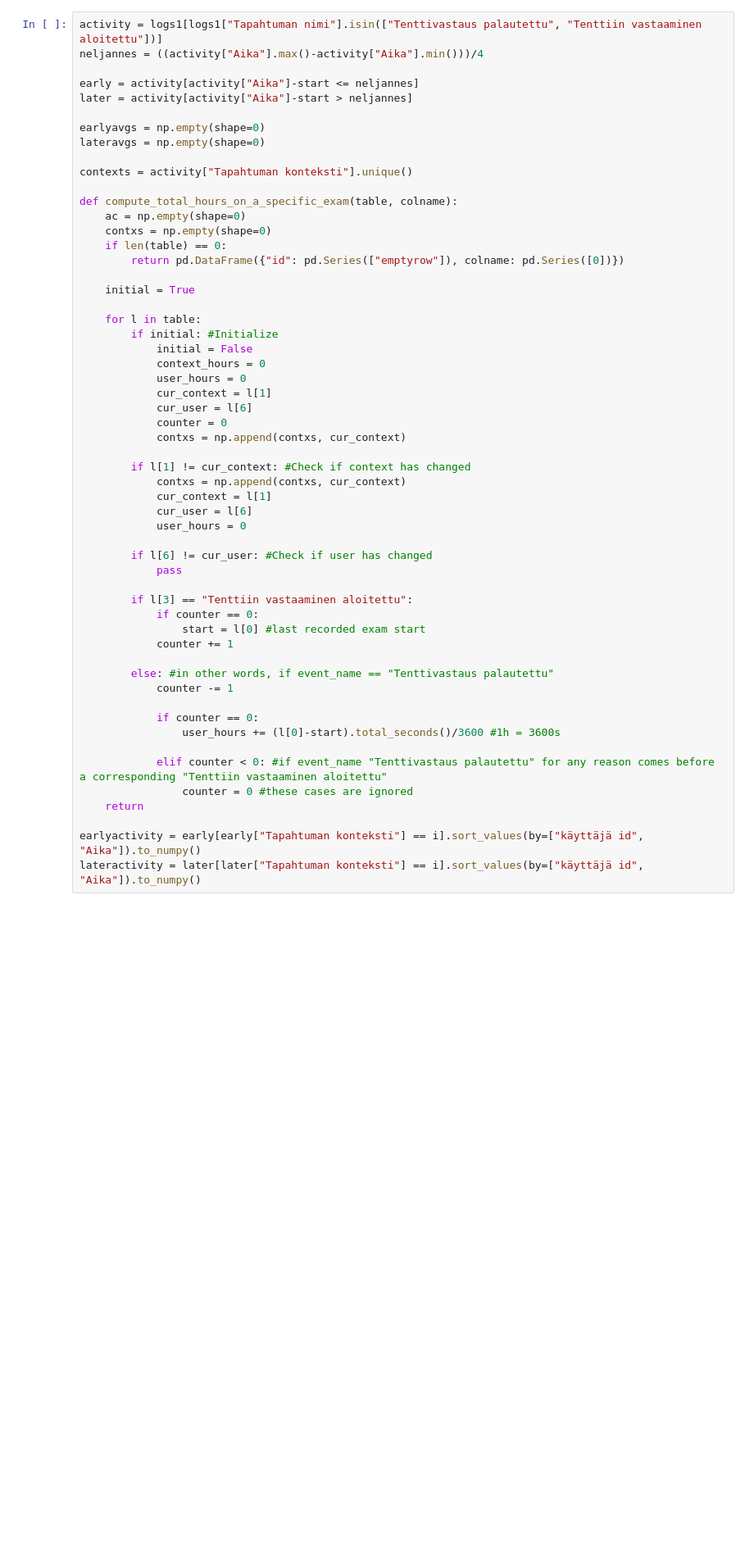
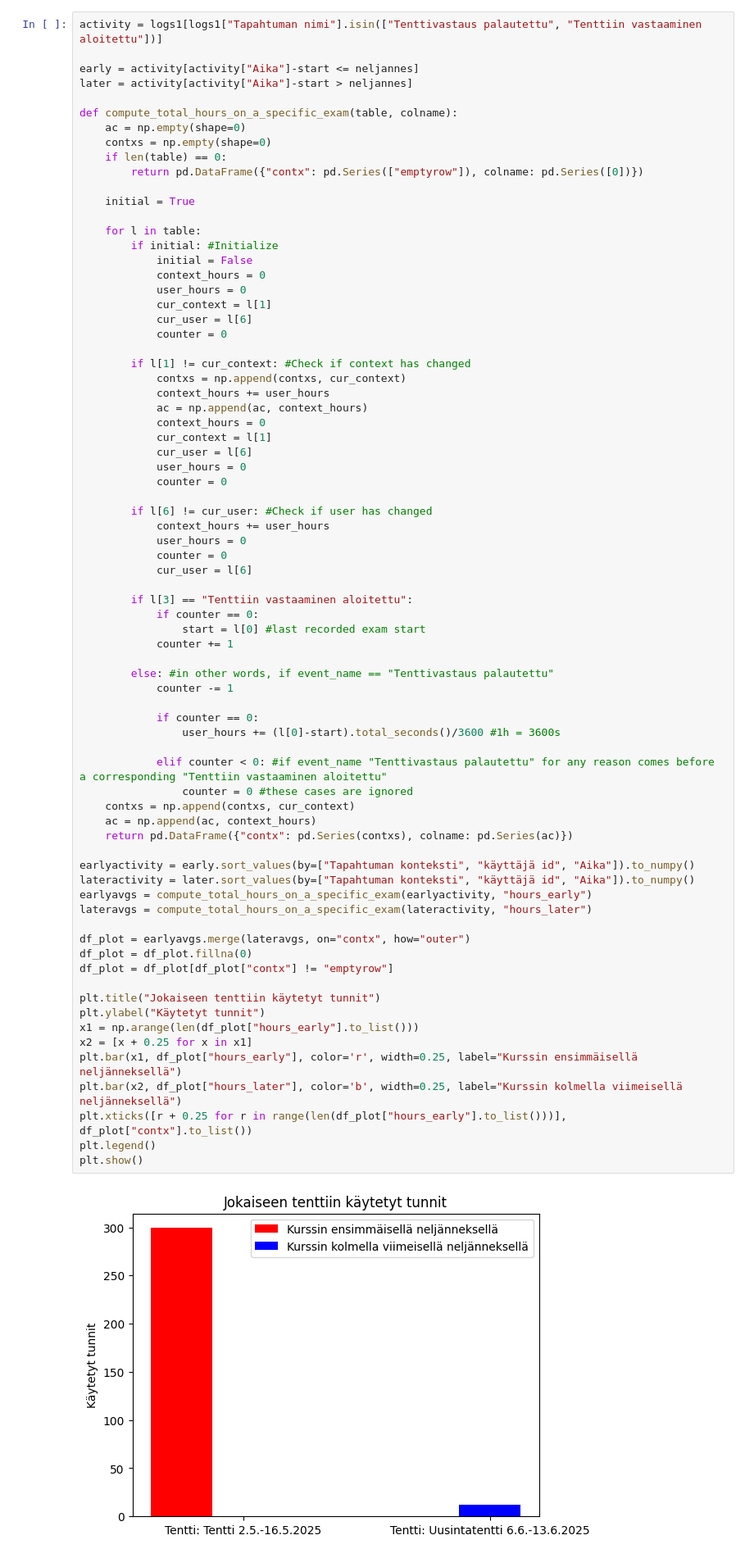
Before and after one commit to Colabres/moodle-analytics-pipeline, a Jupyter notebook: Data_exploraatioJT.ipynb, the cells around one changed output. Shown at 82% size. Cells and saved outputs as stored; diff of their text form; blank space fills up the shorter version.

Commit message:
ploting of hours per exam explored

```diff
--- a/Data_exploraatioJT.ipynb
+++ b/Data_exploraatioJT.ipynb
@@ -370,21 +366,15 @@ Range of x values:
 ### Käytetyt tunnit per tentti
 # %%
 activity = logs1[logs1["Tapahtuman nimi"].isin(["Tenttivastaus palautettu", "Tenttiin vastaaminen aloitettu"])]
-neljannes = ((activity["Aika"].max()-activity["Aika"].min()))/4
 
 early = activity[activity["Aika"]-start <= neljannes]
 later = activity[activity["Aika"]-start > neljannes]
-
-earlyavgs = np.empty(shape=0)
-lateravgs = np.empty(shape=0)
-
-contexts = activity["Tapahtuman konteksti"].unique()
 
 def compute_total_hours_on_a_specific_exam(table, colname):
     ac = np.empty(shape=0)
     contxs = np.empty(shape=0)
     if len(table) == 0:
-        return pd.DataFrame({"id": pd.Series(["emptyrow"]), colname: pd.Series([0])})
+        return pd.DataFrame({"contx": pd.Series(["emptyrow"]), colname: pd.Series([0])})
 
     initial = True
 
@@ -392,35 +382,61 @@ def compute_total_hours_on_a_specific_exam(table, colname):
         if initial: #Initialize
             initial = False
             context_hours = 0
             user_hours = 0
             cur_context = l[1]
             cur_user = l[6]
             counter = 0
-            contxs = np.append(contxs, cur_context)
 
         if l[1] != cur_context: #Check if context has changed
             contxs = np.append(contxs, cur_context)
+            context_hours += user_hours
+            ac = np.append(ac, context_hours)
+            context_hours = 0
             cur_context = l[1]
             cur_user = l[6]
             user_hours = 0
+            counter = 0
 
         if l[6] != cur_user: #Check if user has changed
-            pass
+            context_hours += user_hours
+            user_hours = 0
+            counter = 0
+            cur_user = l[6]
 
         if l[3] == "Tenttiin vastaaminen aloitettu":
             if counter == 0:
                 start = l[0] #last recorded exam start
             counter += 1
 
         else: #in other words, if event_name == "Tenttivastaus palautettu"
             counter -= 1
 
             if counter == 0:
                 user_hours += (l[0]-start).total_seconds()/3600 #1h = 3600s
 
             elif counter < 0: #if event_name "Tenttivastaus palautettu" for any reason comes before a corresponding "Tenttiin vastaaminen aloitettu"
                 counter = 0 #these cases are ignored
-    return
+    contxs = np.append(contxs, cur_context)
+    ac = np.append(ac, context_hours)
+    return pd.DataFrame({"contx": pd.Series(contxs), colname: pd.Series(ac)})
 
-earlyactivity = early[early["Tapahtuman konteksti"] == i].sort_values(by=["käyttäjä id", "Aika"]).to_numpy()
-lateractivity = later[later["Tapahtuman konteksti"] == i].sort_values(by=["käyttäjä id", "Aika"]).to_numpy()
+earlyactivity = early.sort_values(by=["Tapahtuman konteksti", "käyttäjä id", "Aika"]).to_numpy()
+lateractivity = later.sort_values(by=["Tapahtuman konteksti", "käyttäjä id", "Aika"]).to_numpy()
+earlyavgs = compute_total_hours_on_a_specific_exam(earlyactivity, "hours_early")
+lateravgs = compute_total_hours_on_a_specific_exam(lateractivity, "hours_later")
+
+df_plot = earlyavgs.merge(lateravgs, on="contx", how="outer")
+df_plot = df_plot.fillna(0)
+df_plot = df_plot[df_plot["contx"] != "emptyrow"]
+
+plt.title("Jokaiseen tenttiin käytetyt tunnit")
+plt.ylabel("Käytetyt tunnit")
+x1 = np.arange(len(df_plot["hours_early"].to_list()))
+x2 = [x + 0.25 for x in x1]
+plt.bar(x1, df_plot["hours_early"], color='r', width=0.25, label="Kurssin ensimmäisellä neljänneksellä")
+plt.bar(x2, df_plot["hours_later"], color='b', width=0.25, label="Kurssin kolmella viimeisellä neljänneksellä")
+plt.xticks([r + 0.25 for r in range(len(df_plot["hours_early"].to_list()))], df_plot["contx"].to_list())
+plt.legend()
+plt.show()
+# %% [output]
+[figure, added]
```
Also changed, not shown: parts of 3 cells of this notebook.
